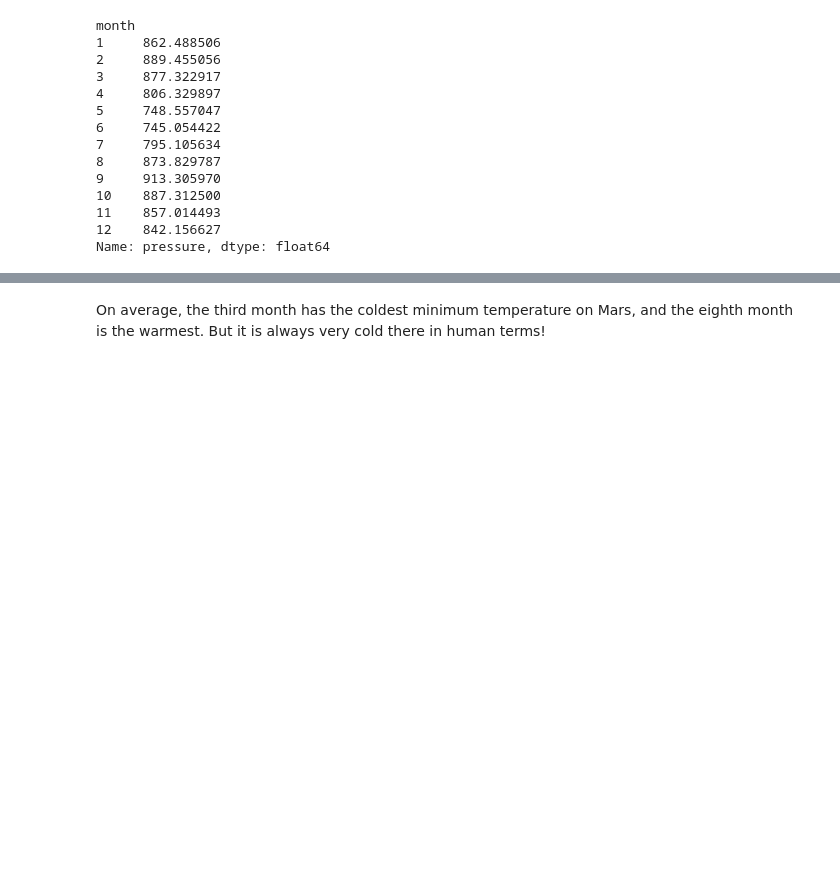
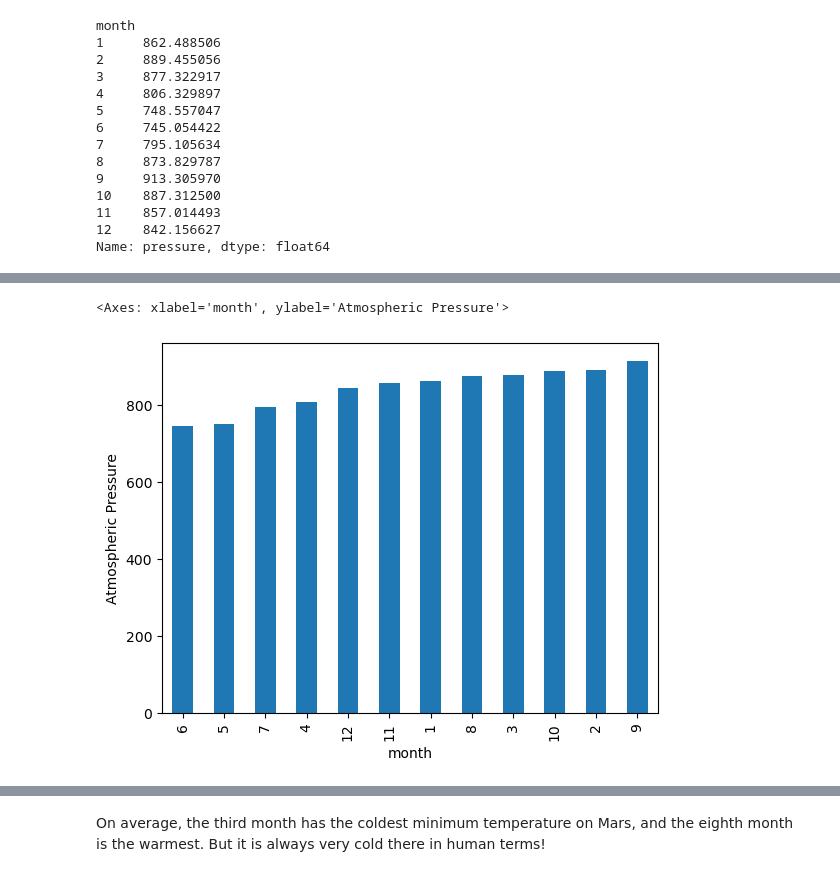
Before and after one commit to rainaeverson/data-collection-challenge, a Jupyter notebook: part_2_mars_weather.ipynb, the cells around one changed output, grey strips where cells are left out. Saved outputs shown, nothing was run; the diff lists cells and outputs as text; code cells hidden in the pictures; blank space fills up the shorter version.

```diff
--- a/part_2_mars_weather.ipynb
+++ b/part_2_mars_weather.ipynb
@@ -230,0 +240,7 @@ Name: pressure, dtype: float64
+# %%
+# Plot the average pressure by month
+x = mars_pressure.sort_values(ascending=True)
+x.plot(kind="bar", ylabel="Atmospheric Pressure")
+# %% [output]
+<Axes: xlabel='month', ylabel='Atmospheric Pressure'>
+[figure, added]
```
Also changed, not shown: parts of 10 cells of this notebook, 1 other file.
